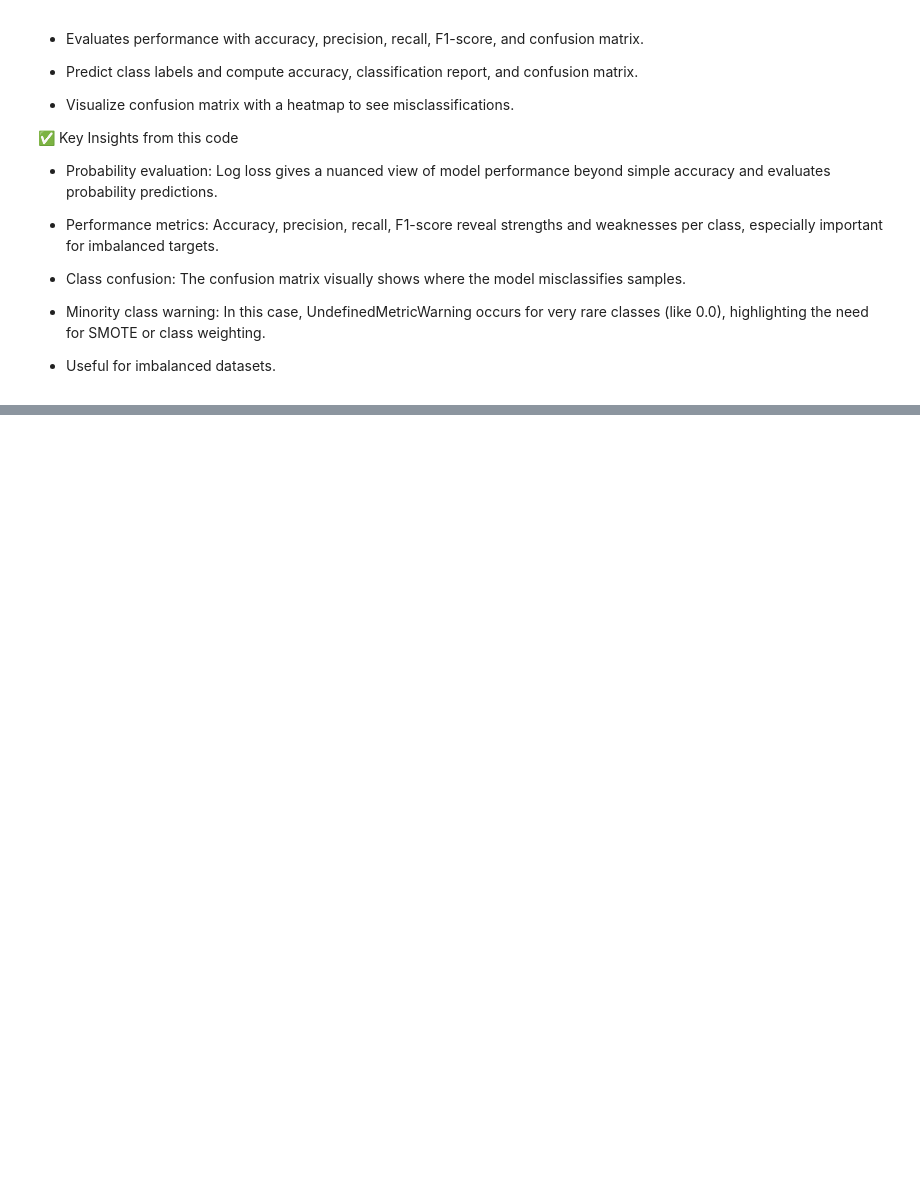
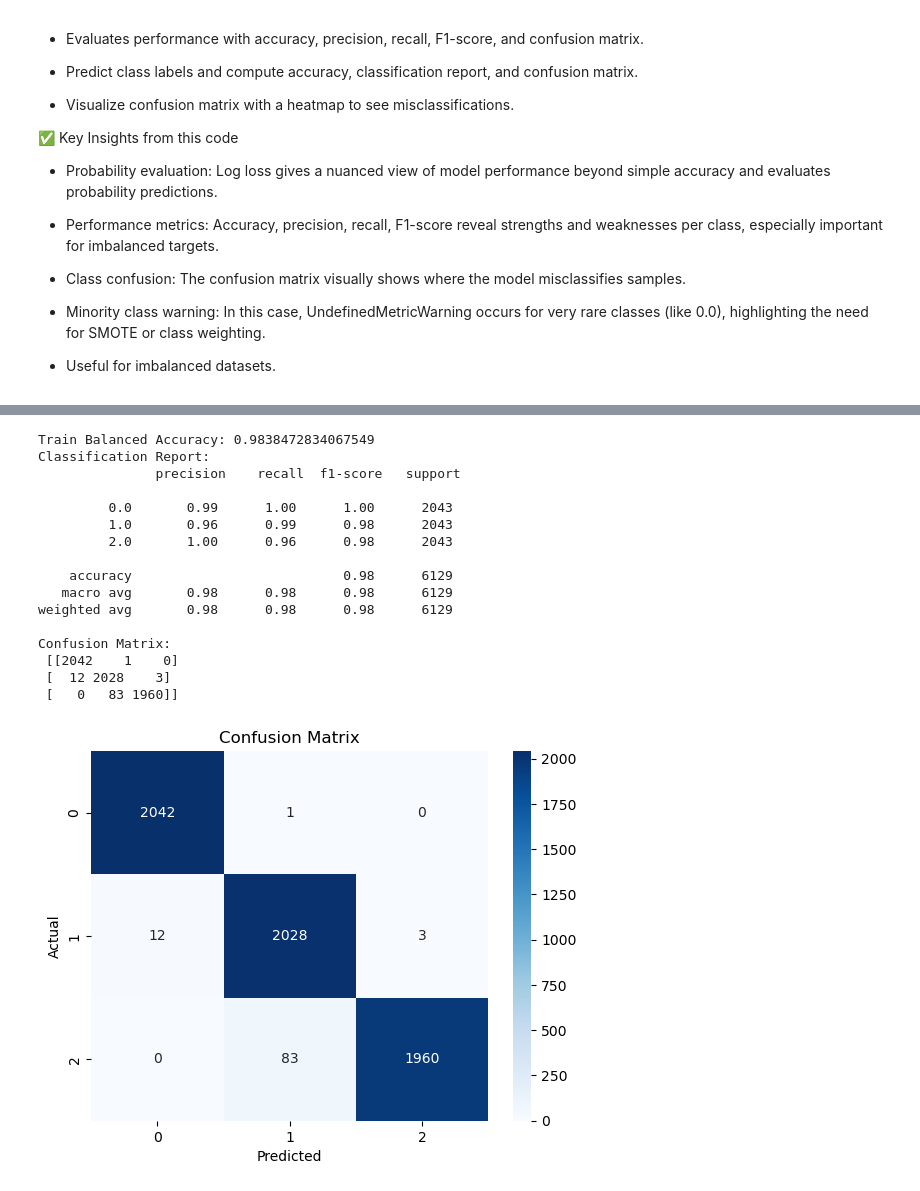
Before and after one commit to Natashaa7/Phone-Addiction-Analysis, a Jupyter notebook: TeenPhoneAddiction.ipynb, the cells around one changed output, grey strips where cells are left out. Cells and saved outputs as stored; diff of their text form; code cells hidden in the pictures; blank space fills up the shorter version.

```diff
--- a/TeenPhoneAddiction.ipynb
+++ b/TeenPhoneAddiction.ipynb
@@ -1134,7 +1168,7 @@ Insight:
 # %%
 from sklearn.metrics import log_loss
 
-best_rf = grid_search.best_estimator_
+best_rf = random_search.best_estimator_
 best_rf.fit(X_train_res, y_train_res)
 
 # Predict probabilities
@@ -1147,8 +1181,9 @@ print("Test Log Loss:", test_loss)
 # Optional: Accuracy & report
 y_pred = best_rf.predict(X_test)
 print("Test Accuracy:", accuracy_score(y_test, y_pred))
-print(classification_report(y_test, y_pred, zero_division=0))
-cm = confusion_matrix(y_test, y_pred)
+print(classification_report(y_test, test_pred, zero_division=0))
+print("Test Balanced Accuracy:", balanced_accuracy_score(y_test, y_pred))
+cm = confusion_matrix(y_test, test_pred)
 print(cm)
 
 # Plot confusion matrix
@@ -1208,0 +1264,21 @@ weighted avg       0.93      0.94      0.93       600
+# %%
+from xgboost import XGBClassifier
+
+xgb_model = XGBClassifier(
+    max_depth=2,
+    n_estimators=500,
+    learning_rate=0.03,
+    subsample=0.8,
+    colsample_bytree=0.8,
+    min_child_weight=5,
+    reg_alpha=3,
+    reg_lambda=3,
+    objective='multi:softmax',
+    num_class=3,
+    random_state=42
+)
+
+xgb_model.fit(
+    X_train_res, y_train_res,
+    verbose=True
+)
@@ -1208,0 +1328,30 @@ weighted avg       0.93      0.94      0.93       600
+# %%
+pred_tr = xgb_model.predict(X_train_res)
+
+print("Train Balanced Accuracy:", balanced_accuracy_score(y_train_res, pred_tr))
+print("Classification Report:\n", classification_report(y_train_res, pred_tr))
+print("Confusion Matrix:\n", confusion_matrix(y_train_res, pred_tr))
+
+sns.heatmap(confusion_matrix(y_train_res, pred_tr), annot=True, fmt='d', cmap='Blues', xticklabels=labels, yticklabels=labels)
+plt.xlabel("Predicted")
+plt.ylabel("Actual")
+plt.title("Confusion Matrix")
+plt.show()
+# %% [output]
+Train Balanced Accuracy: 0.9838472834067549
+Classification Report:
+               precision    recall  f1-score   support
+
+         0.0       0.99      1.00      1.00      2043
+         1.0       0.96      0.99      0.98      2043
+         2.0       1.00      0.96      0.98      2043
+
+    accuracy                           0.98      6129
+   macro avg       0.98      0.98      0.98      6129
+weighted avg       0.98      0.98      0.98      6129
+
+Confusion Matrix:
+ [[2042    1    0]
+ [  12 2028    3]
+ [   0   83 1960]]
+[figure, added]
```
Also changed, not shown: parts of 47 cells of this notebook.
